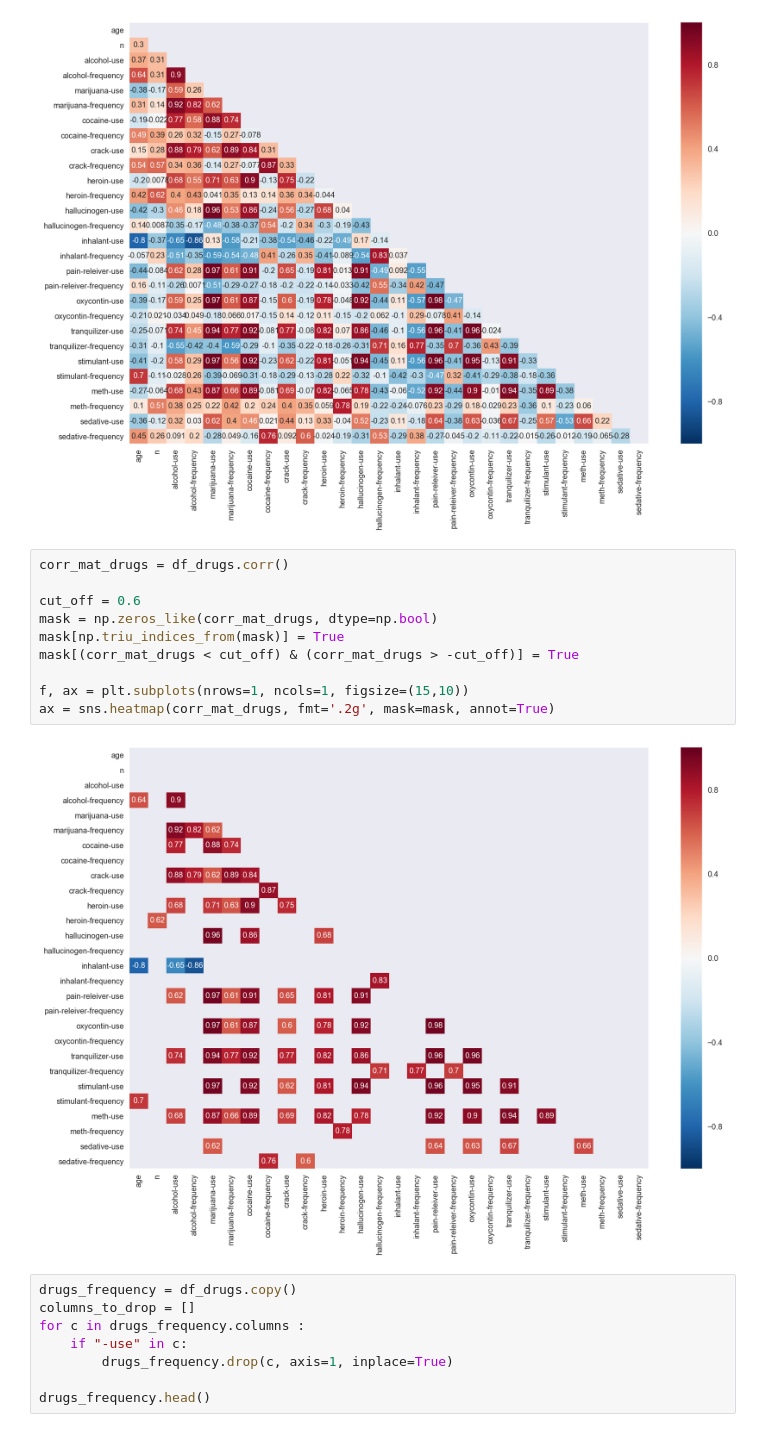
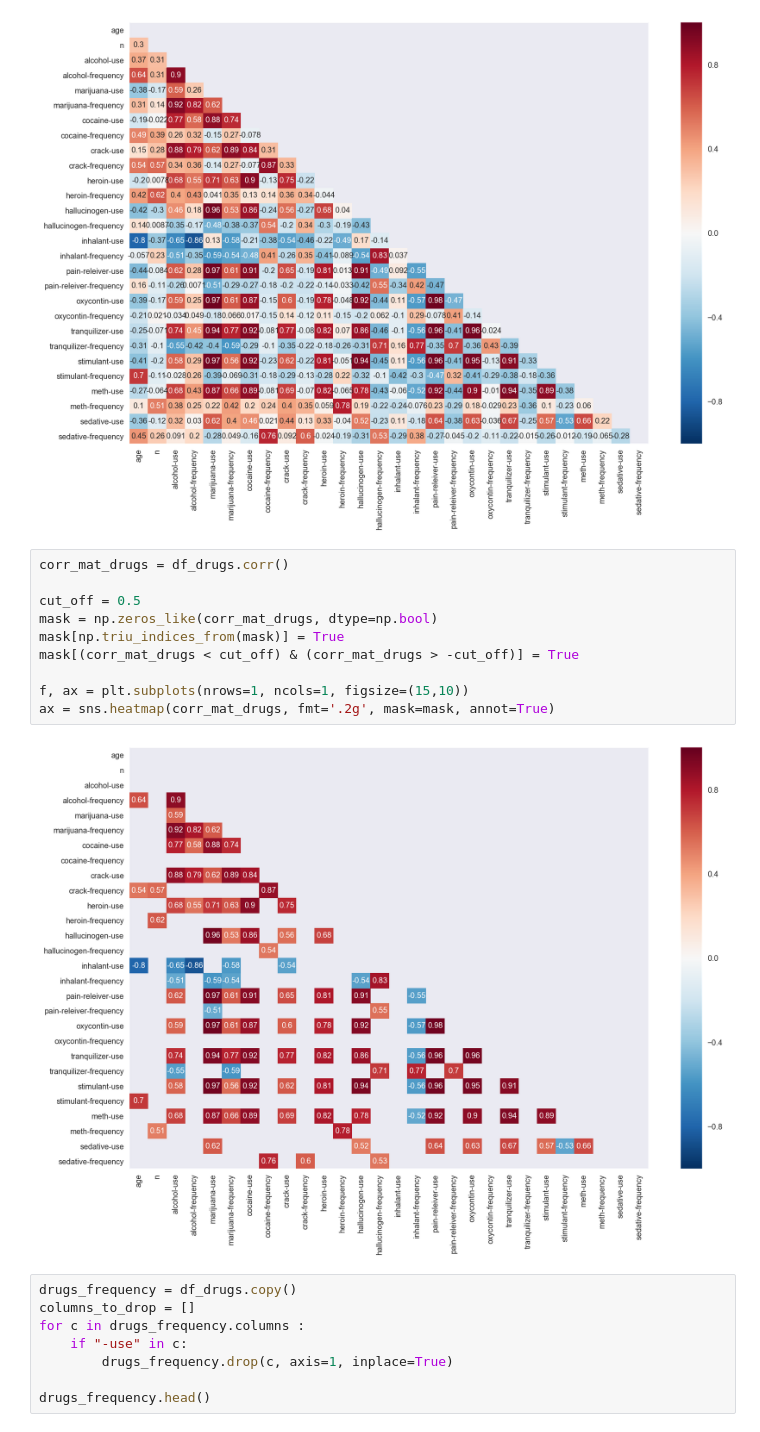
Before and after one commit to t-brewer/sats_and_drugs, a Jupyter notebook: project-02-v2-starter-code.ipynb, the cells around one changed output. Drawn from its saved outputs; the diff is of its cells as text.

Commit message:
trying to figure out a hypothesis

```diff
--- a/project-02-v2-starter-code.ipynb
+++ b/project-02-v2-starter-code.ipynb
@@ -862,15 +864,15 @@ ax = sns.heatmap(corr_mat_drugs, fmt='.2g', mask=mask, annot=True)
 # %%
 corr_mat_drugs = df_drugs.corr()
 
-cut_off = 0.6
+cut_off = 0.5
 mask = np.zeros_like(corr_mat_drugs, dtype=np.bool)
 mask[np.triu_indices_from(mask)] = True
 mask[(corr_mat_drugs < cut_off) & (corr_mat_drugs > -cut_off)] = True
 
 f, ax = plt.subplots(nrows=1, ncols=1, figsize=(15,10))
 ax = sns.heatmap(corr_mat_drugs, fmt='.2g', mask=mask, annot=True)
 # %% [output]
-[figure, old version]
+[figure, new version]
 # %%
 drugs_frequency = df_drugs.copy()
 columns_to_drop = []
```
Also changed, not shown: parts of 4 cells of this notebook.
